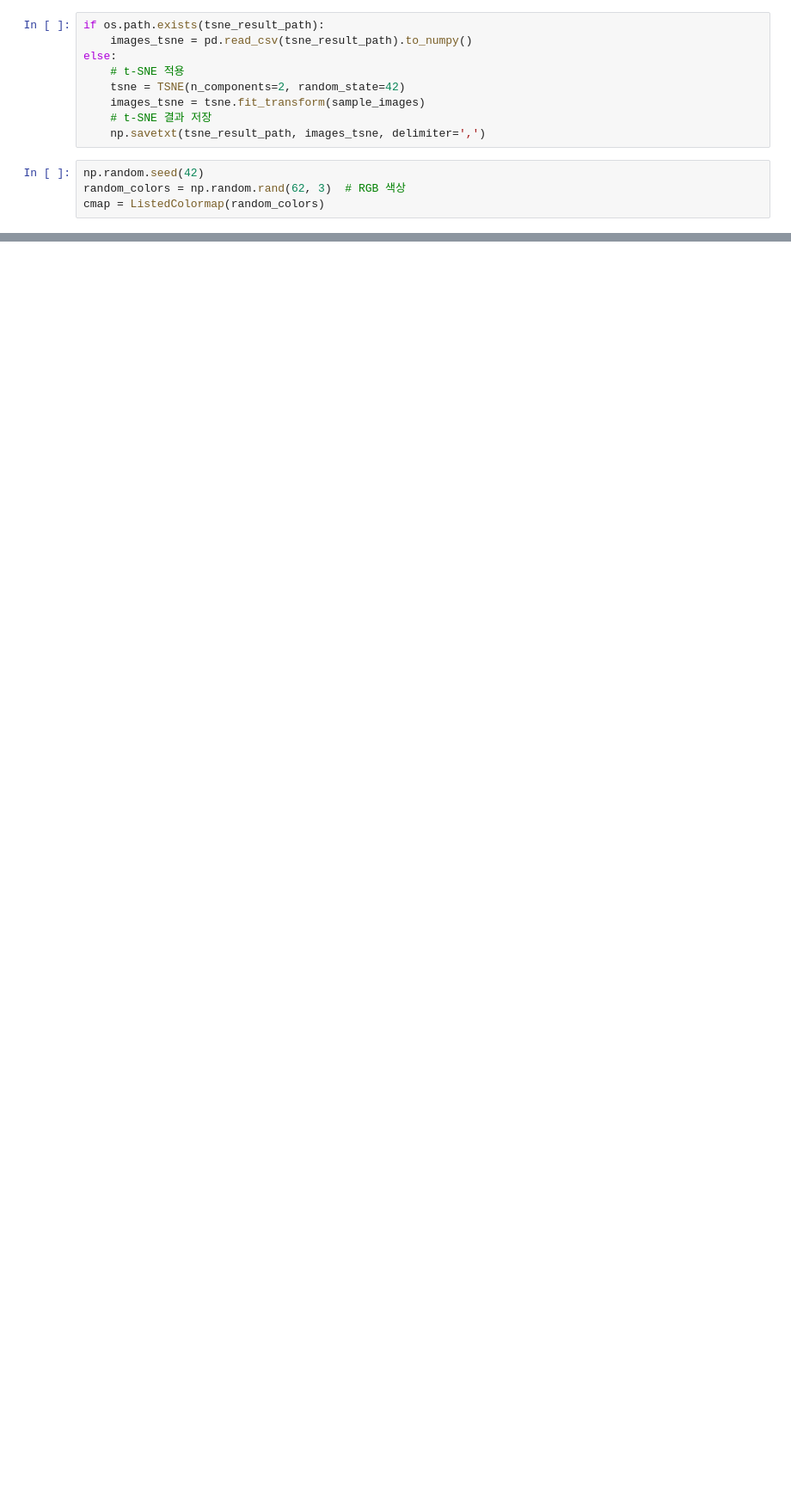
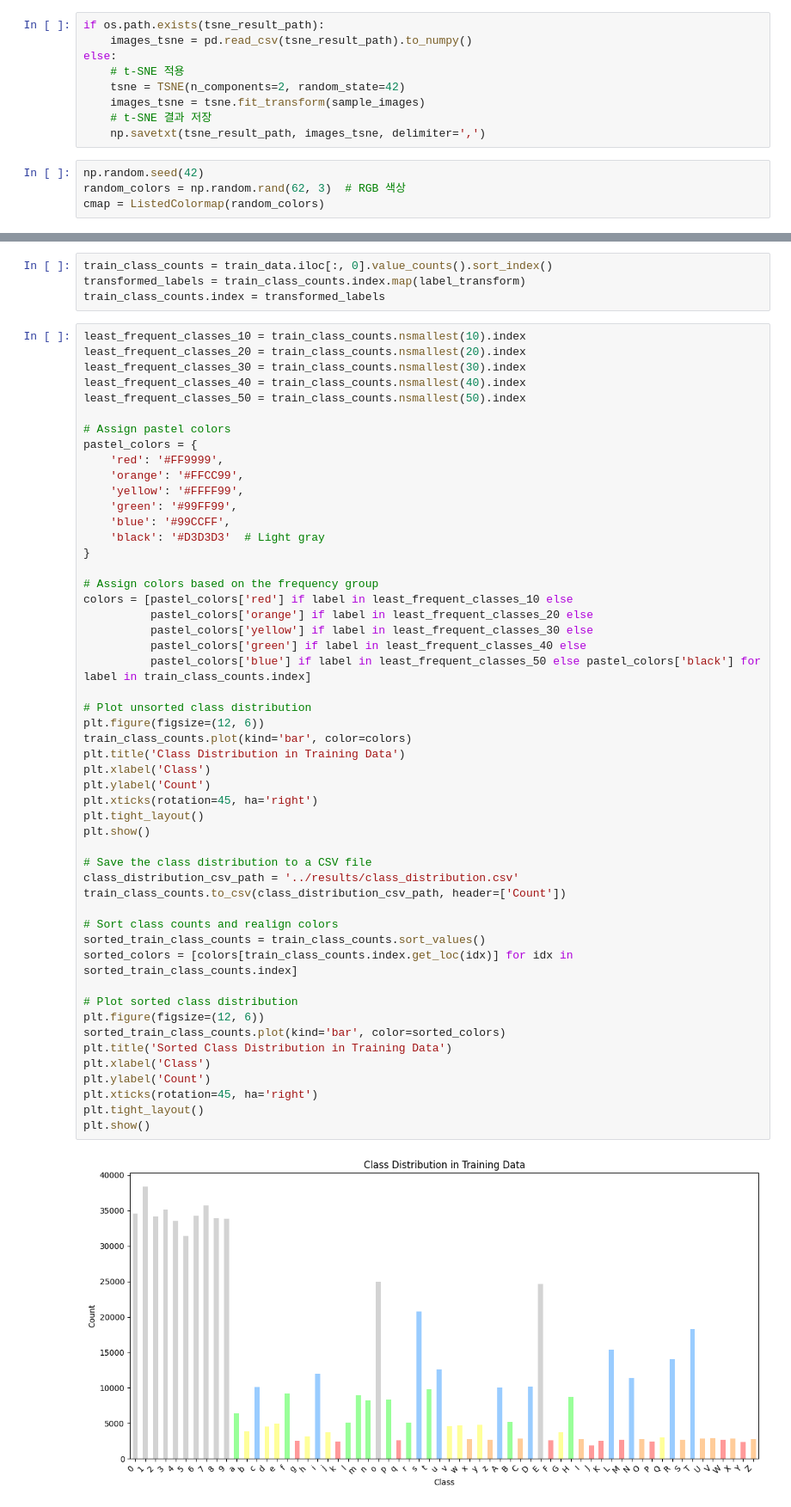
Before and after one commit to unbroken2650/ann-project, a Jupyter notebook: visualization/dataset_visualize.ipynb, the cells around one changed output, grey strips where cells are left out. Shown: that part at 86% size. Cells and saved outputs as stored; diff of their text form; blank space fills up the shorter version.

```diff
--- a/visualization/dataset_visualize.ipynb
+++ b/visualization/dataset_visualize.ipynb
@@ -102,0 +120,57 @@ print(len(x_test))
+# %%
+train_class_counts = train_data.iloc[:, 0].value_counts().sort_index()
+transformed_labels = train_class_counts.index.map(label_transform)
+train_class_counts.index = transformed_labels
+# %%
+least_frequent_classes_10 = train_class_counts.nsmallest(10).index
+least_frequent_classes_20 = train_class_counts.nsmallest(20).index
+least_frequent_classes_30 = train_class_counts.nsmallest(30).index
+least_frequent_classes_40 = train_class_counts.nsmallest(40).index
+least_frequent_classes_50 = train_class_counts.nsmallest(50).index
+
+# Assign pastel colors
+pastel_colors = {
+    'red': '#FF9999',
+    'orange': '#FFCC99',
+    'yellow': '#FFFF99',
+    'green': '#99FF99',
+    'blue': '#99CCFF',
+    'black': '#D3D3D3'  # Light gray
+}
+
+# Assign colors based on the frequency group
+colors = [pastel_colors['red'] if label in least_frequent_classes_10 else
+          pastel_colors['orange'] if label in least_frequent_classes_20 else
+          pastel_colors['yellow'] if label in least_frequent_classes_30 else
+          pastel_colors['green'] if label in least_frequent_classes_40 else
+          pastel_colors['blue'] if label in least_frequent_classes_50 else pastel_colors['black'] for label in train_class_counts.index]
+
+# Plot unsorted class distribution
+plt.figure(figsize=(12, 6))
+train_class_counts.plot(kind='bar', color=colors)
+plt.title('Class Distribution in Training Data')
+plt.xlabel('Class')
+plt.ylabel('Count')
+plt.xticks(rotation=45, ha='right')
+plt.tight_layout()
+plt.show()
+
+# Save the class distribution to a CSV file
+class_distribution_csv_path = '../results/class_distribution.csv'
+train_class_counts.to_csv(class_distribution_csv_path, header=['Count'])
+
+# Sort class counts and realign colors
+sorted_train_class_counts = train_class_counts.sort_values()
+sorted_colors = [colors[train_class_counts.index.get_loc(idx)] for idx in sorted_train_class_counts.index]
+
+# Plot sorted class distribution
+plt.figure(figsize=(12, 6))
+sorted_train_class_counts.plot(kind='bar', color=sorted_colors)
+plt.title('Sorted Class Distribution in Training Data')
+plt.xlabel('Class')
+plt.ylabel('Count')
+plt.xticks(rotation=45, ha='right')
+plt.tight_layout()
+plt.show()
+# %% [output]
+[figure, added]
```
Also changed, not shown: parts of 5 cells of this notebook, 7 other files.
